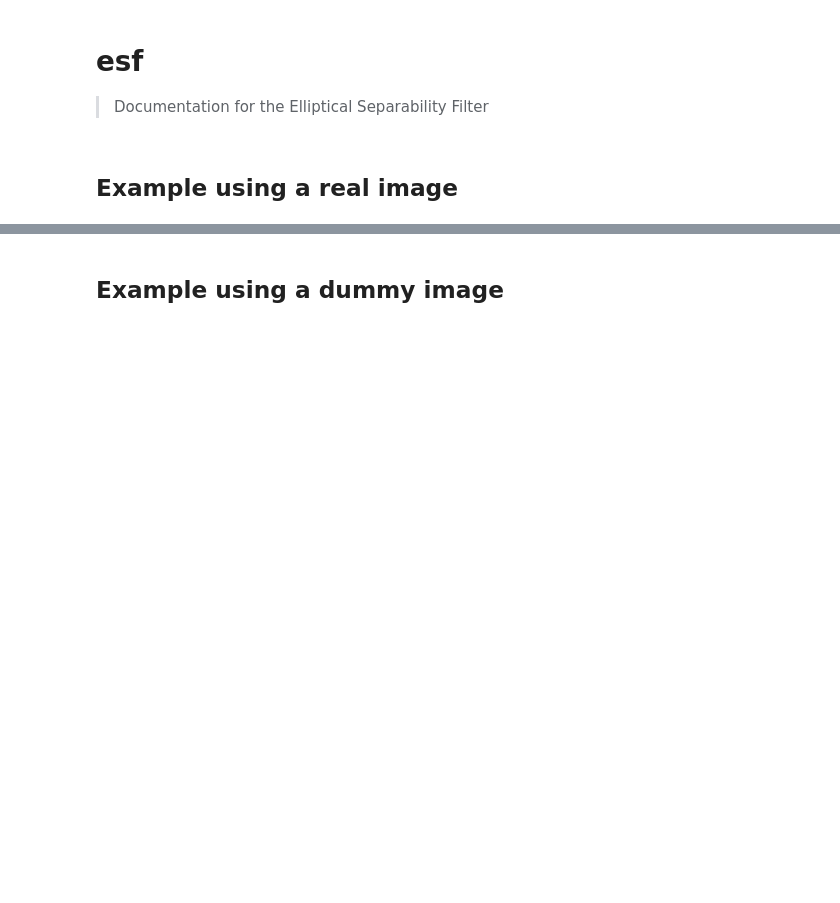
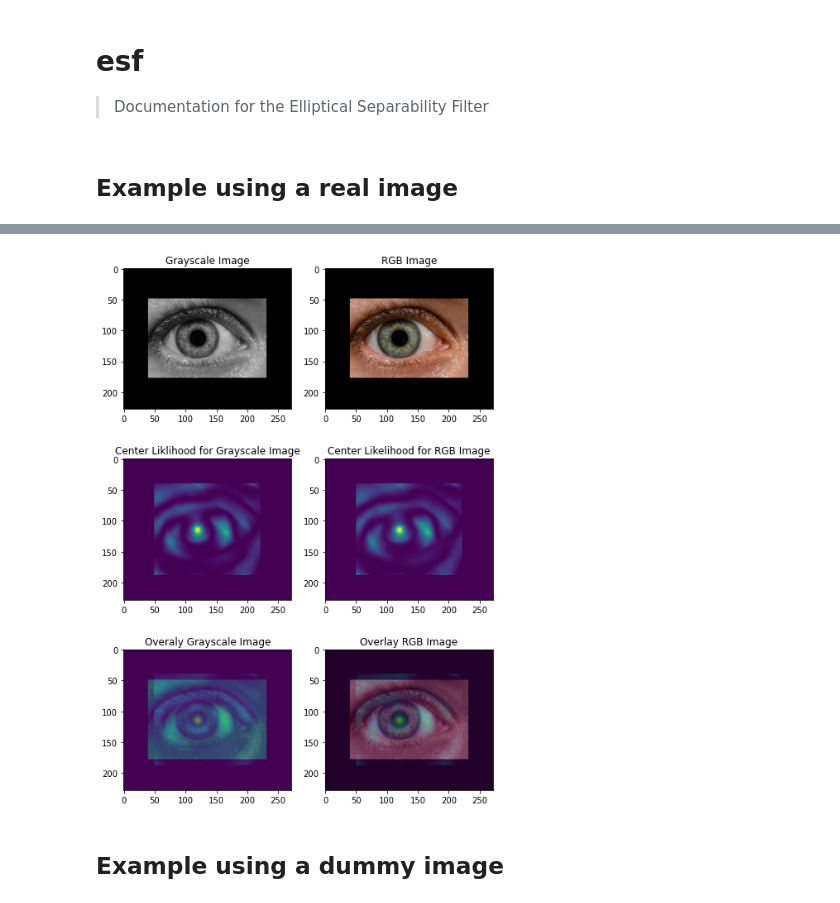
Before and after one commit to ComputerVisionLaboratory/CSF, a Jupyter notebook: nbs/02_esf.ipynb, the cells around one changed output, grey strips where cells are left out. Cells and saved outputs as stored; diff of their text form; code cells hidden in the pictures; blank space fills up the shorter version.

```diff
--- a/nbs/02_esf.ipynb
+++ b/nbs/02_esf.ipynb
@@ -70,26 +78,35 @@ plot_images([inner_region, outer_region])
 # %%
 csf = EllipticalSeparabilityFilter(axes_in, axes_out, angle)
 
 gray = cv.cvtColor(img, cv.COLOR_BGR2GRAY)
 rgb = cv.cvtColor(img, cv.COLOR_BGR2RGB)
 
-fig, axs = plt.subplots(2,2, figsize=(8,8))
+fig, axs = plt.subplots(3,2, figsize=(8,12))
 
 axs[0,0].imshow(gray, cmap='gray')
 axs[0,0].set_title('Grayscale Image')
 
 axs[0,1].imshow(rgb)
 axs[0,1].set_title('RGB Image')
 
 res = csf(gray)
 axs[1,0].imshow(res)
 axs[1,0].set_title('Center Liklihood for Grayscale Image')
 
+axs[2,0].imshow(gray)
+axs[2,0].imshow(res, alpha=.5)
+axs[2,0].set_title('Overaly Grayscale Image')
+
 res = csf(rgb)
 axs[1,1].imshow(res)
-axs[1,1].set_title('Center Liklihood for RGB Image')
+axs[1,1].set_title('Center Likelihood for RGB Image')
 
-fig.suptitle(f'Separability Filter for SN ratio of {density}', fontsize=18)
+axs[2,1].imshow(rgb)
+axs[2,1].imshow(res, alpha=.5)
+axs[2,1].set_title('Overlay RGB Image')
+
 plt.show()
+# %% [output]
+[figure, added]
 # %% [markdown]
 ## Example using a dummy image
```
Also changed, not shown: parts of 7 cells of this notebook, 9 other files.
